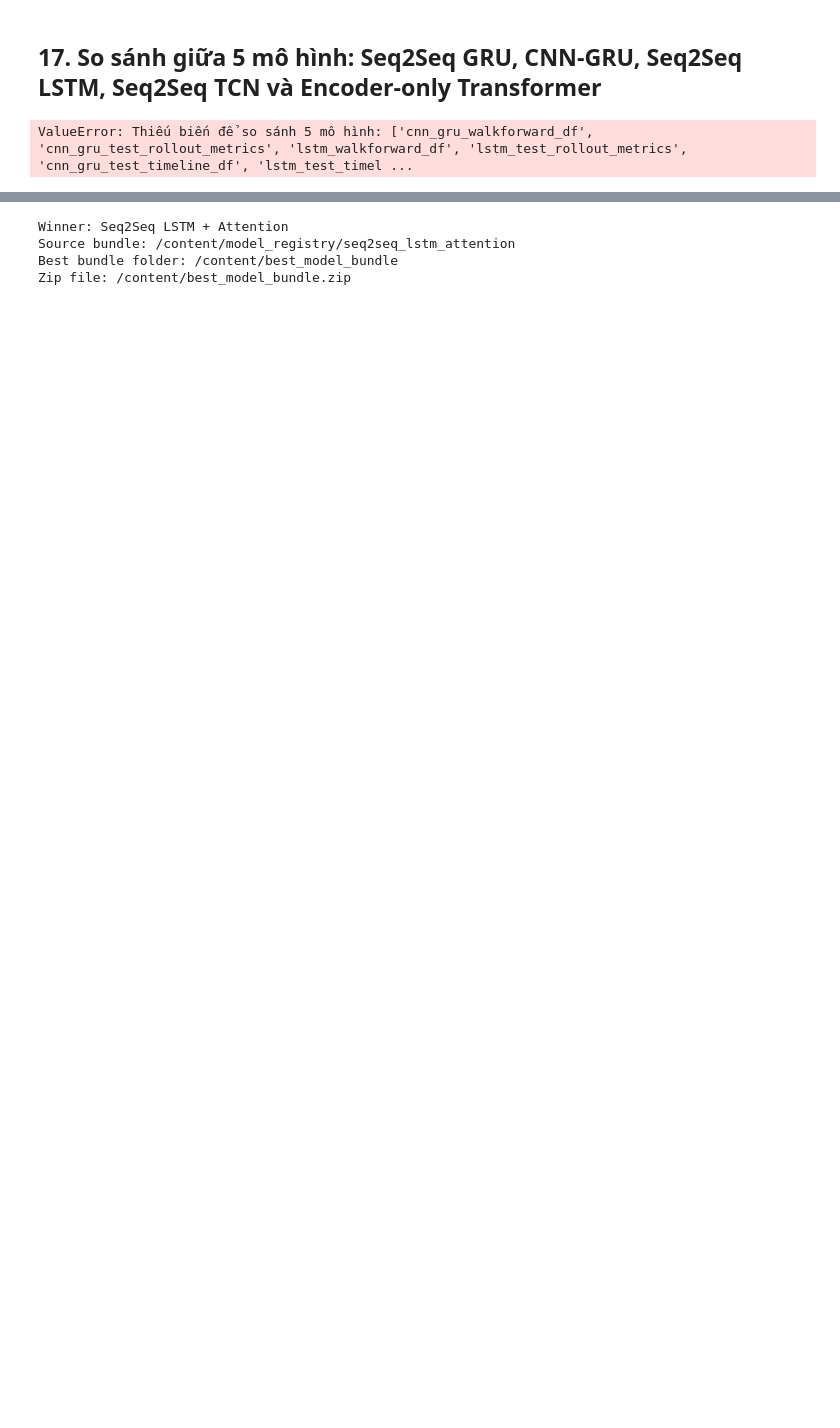
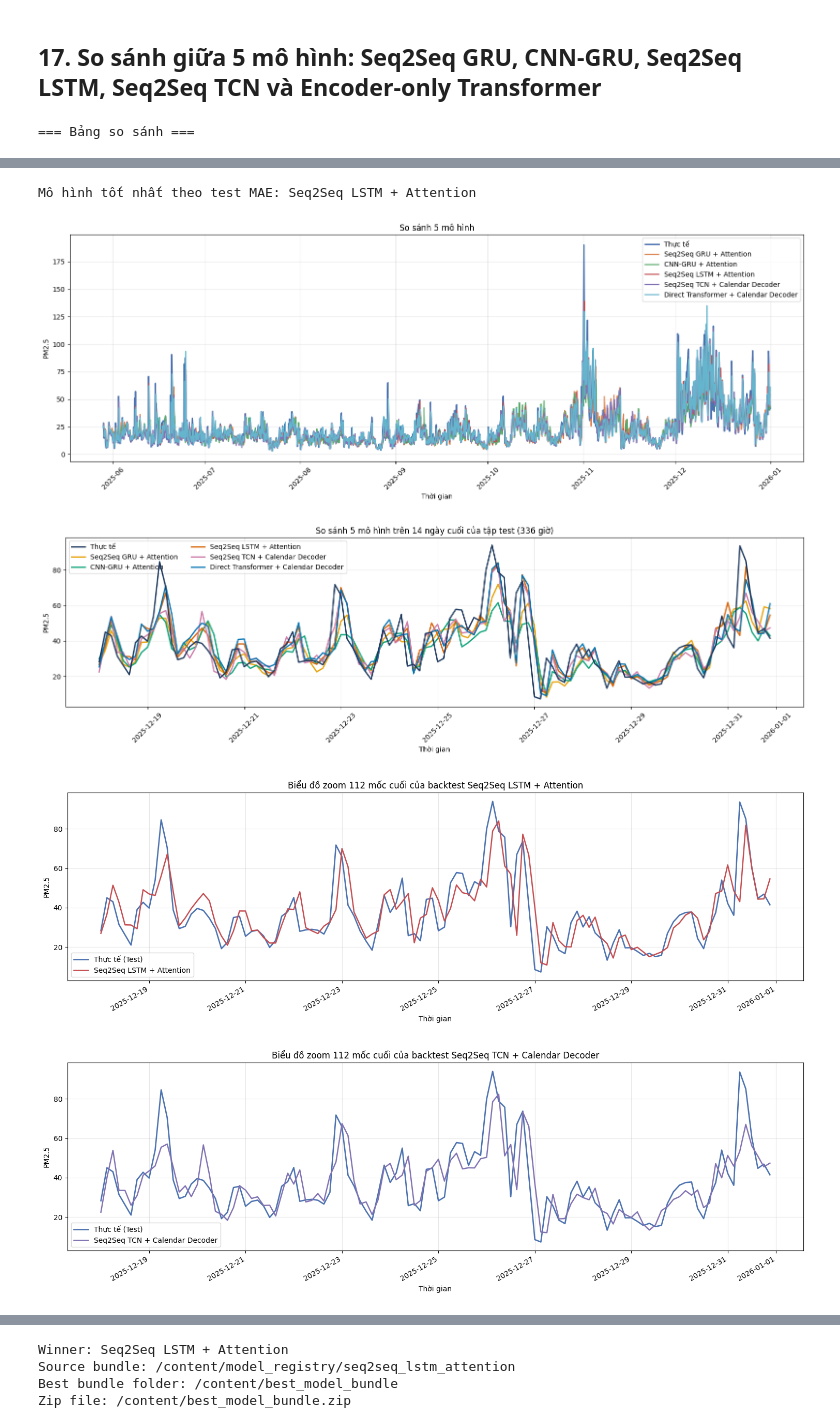
Before and after one commit to HoangHumg1210/hoankiem-air-quality-, a Jupyter notebook: notebooks/03_model.ipynb, the cells around one changed output, grey strips where cells are left out. Drawn from its saved outputs; the diff is of its cells as text; code cells hidden in the pictures; blank space fills up the shorter version.

```diff
--- a/notebooks/03_model.ipynb
+++ b/notebooks/03_model.ipynb
@@ -6439,17 +5924,64 @@ COLOR_MAP = {
     "Seq2Seq TCN": "#CC79A7",
     "Encoder-only Transformer": "#0072B2",
 }
-zoom_df = overlay_df.tail(min(len(overlay_df), int(14 * 24 / STEP_HOURS))).copy()
+
+zoom_n = min(len(overlay_df), int(14 * 24 / STEP_HOURS))
+zoom_hours = zoom_n * STEP_HOURS
+zoom_days = zoom_hours / 24
+zoom_df = overlay_df.tail(zoom_n).copy()
+
 plt.figure(figsize=(16, 5))
 
-plt.plot(zoom_df["timestamp"], zoom_df["Thực tế"],label="Thực tế", linewidth=2.0, color=COLOR_MAP["Thực tế"], zorder=10)
-plt.plot(zoom_df["timestamp"], zoom_df["Mô hình Seq2Seq GRU"], label=seq_label, linewidth=2.0, color=COLOR_MAP["Seq2Seq GRU + Attention"], alpha=0.95)
-plt.plot(zoom_df["timestamp"], zoom_df["Mô hình CNN-GRU"], label=cnn_label, linewidth=2.0, color=COLOR_MAP["CNN-GRU + Attention"], alpha=0.95)
-plt.plot(zoom_df["timestamp"], zoom_df["Mô hình LSTM"], label=lstm_label, linewidth=2.0, color=COLOR_MAP["Seq2Seq LSTM + Attention"], alpha=0.95)
-plt.plot(zoom_df["timestamp"], zoom_df["Mô hình TCN"], label=tcn_label, linewidth=2.0, color=COLOR_MAP["Seq2Seq TCN"], alpha=0.95)
-plt.plot(zoom_df["timestamp"], zoom_df["Mô hình Transformer"], label=transformer_label, linewidth=2.0, color=COLOR_MAP["Encoder-only Transformer"], alpha=0.95)
+plt.plot(
+    zoom_df["timestamp"],
+    zoom_df["Thực tế"],
+    label="Thực tế",
+    linewidth=2.0,
+    color=COLOR_MAP["Thực tế"],
+    zorder=10,
+)
+plt.plot(
+    zoom_df["timestamp"],
+    zoom_df["Mô hình Seq2Seq GRU"],
+    label=seq_label,
+    linewidth=2.0,
+    color=COLOR_MAP["Seq2Seq GRU + Attention"],
+    alpha=0.95,
+)
+plt.plot(
+    zoom_df["timestamp"],
+    zoom_df["Mô hình CNN-GRU"],
+    label=cnn_label,
+    linewidth=2.0,
+    color=COLOR_MAP["CNN-GRU + Attention"],
+    alpha=0.95,
+)
+plt.plot(
+    zoom_df["timestamp"],
+    zoom_df["Mô hình LSTM"],
+    label=lstm_label,
+    linewidth=2.0,
+    color=COLOR_MAP["Seq2Seq LSTM + Attention"],
+    alpha=0.95,
+)
+plt.plot(
+    zoom_df["timestamp"],
+    zoom_df["Mô hình TCN"],
+    label=tcn_label,
+    linewidth=2.0,
+    color=COLOR_MAP["Seq2Seq TCN"],
+    alpha=0.95,
+)
+plt.plot(
+    zoom_df["timestamp"],
+    zoom_df["Mô hình Transformer"],
+    label=transformer_label,
+    linewidth=2.0,
+    color=COLOR_MAP["Encoder-only Transformer"],
+    alpha=0.95,
+)
 
-plt.title(f"So sánh dự báo trên {zoom_n} mẫu cuối")
+plt.title(f"So sánh 5 mô hình trên {zoom_days:.0f} ngày cuối của tập test ({zoom_hours} giờ)")
 plt.xlabel("Thời gian")
 plt.ylabel("PM2.5")
 plt.legend(ncol=2, frameon=True)
@@ -6459,14 +5991,10 @@ plt.tight_layout()
 plt.show()
 
 
-print("=== 20 mẫu dự báo cuối cùng của 5 mô hình ===")
-overlay_df[["timestamp", "Thực tế", "Mô hình Seq2Seq GRU", "Mô hình CNN-GRU", "Mô hình LSTM", "Mô hình TCN", "Mô hình Transformer"]].head(20)
-
-
 plot_model_zoom(lstm_test_timeline_df, lstm_label, "#C44E52")
 plot_model_zoom(tcn_test_timeline_df, tcn_label, "#8172B2")
 plot_model_zoom(transformer_test_timeline_df, transformer_label, "#64B5CD")
 plot_model_zoom(test_timeline_df, seq_label, "#DD8452")
 plot_model_zoom(cnn_gru_test_timeline_df, cnn_label, "#55A868")
 # %% [output]
-ValueError: Thiếu biến để so sánh 5 mô hình: ['cnn_gru_walkforward_df', 'cnn_gru_test_rollout_metrics', 'lstm_walkforward_df', 'lstm_test_rollout_metrics', 'cnn_gru_test_timeline_df', 'lstm_test_timel ...
+=== Bảng so sánh ===
@@ -6472,0 +6007,5 @@ ValueError: Thiếu biến để so sánh 5 mô hình: ['cnn_gru_walkforward_df'
+Mô hình tốt nhất theo test MAE: Seq2Seq LSTM + Attention
+[figure, added]
+[figure, added]
+[figure, added]
+[figure, added]
```
Also changed, not shown: parts of 14 cells of this notebook.
